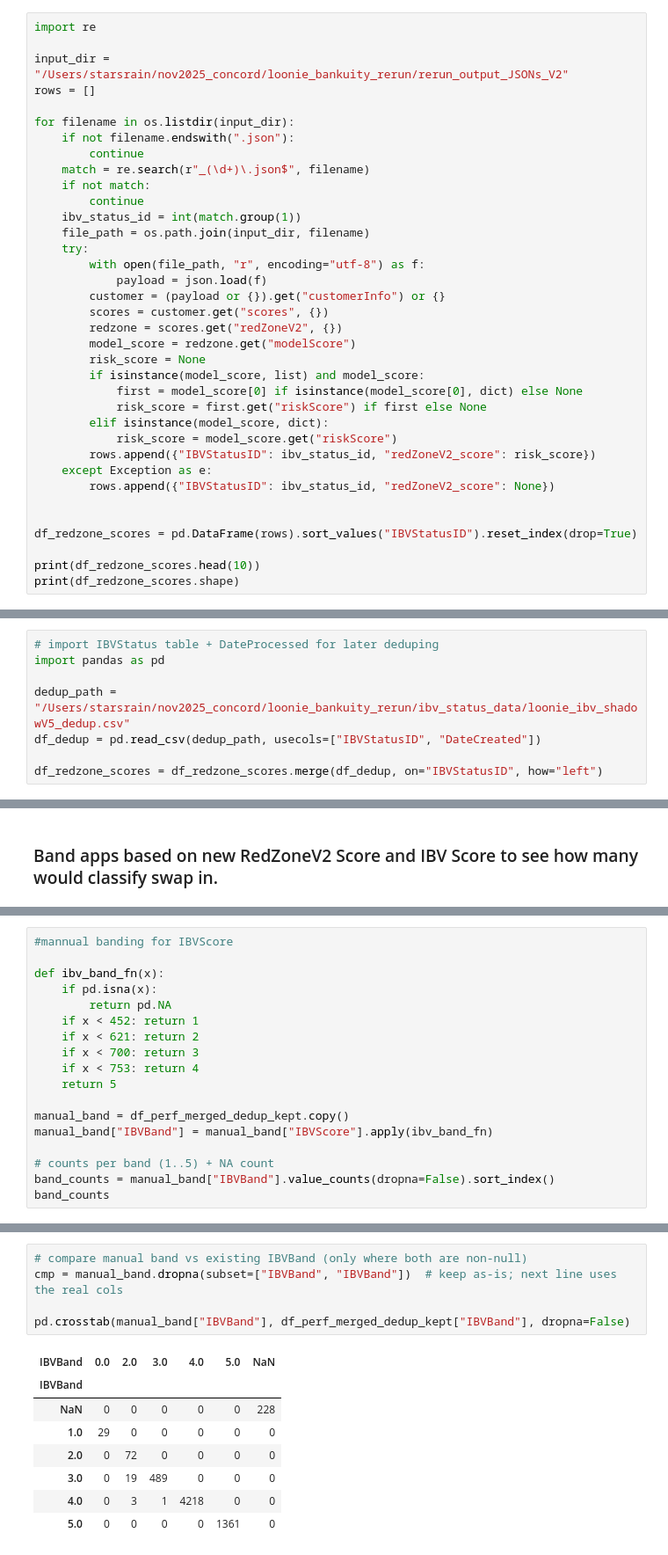
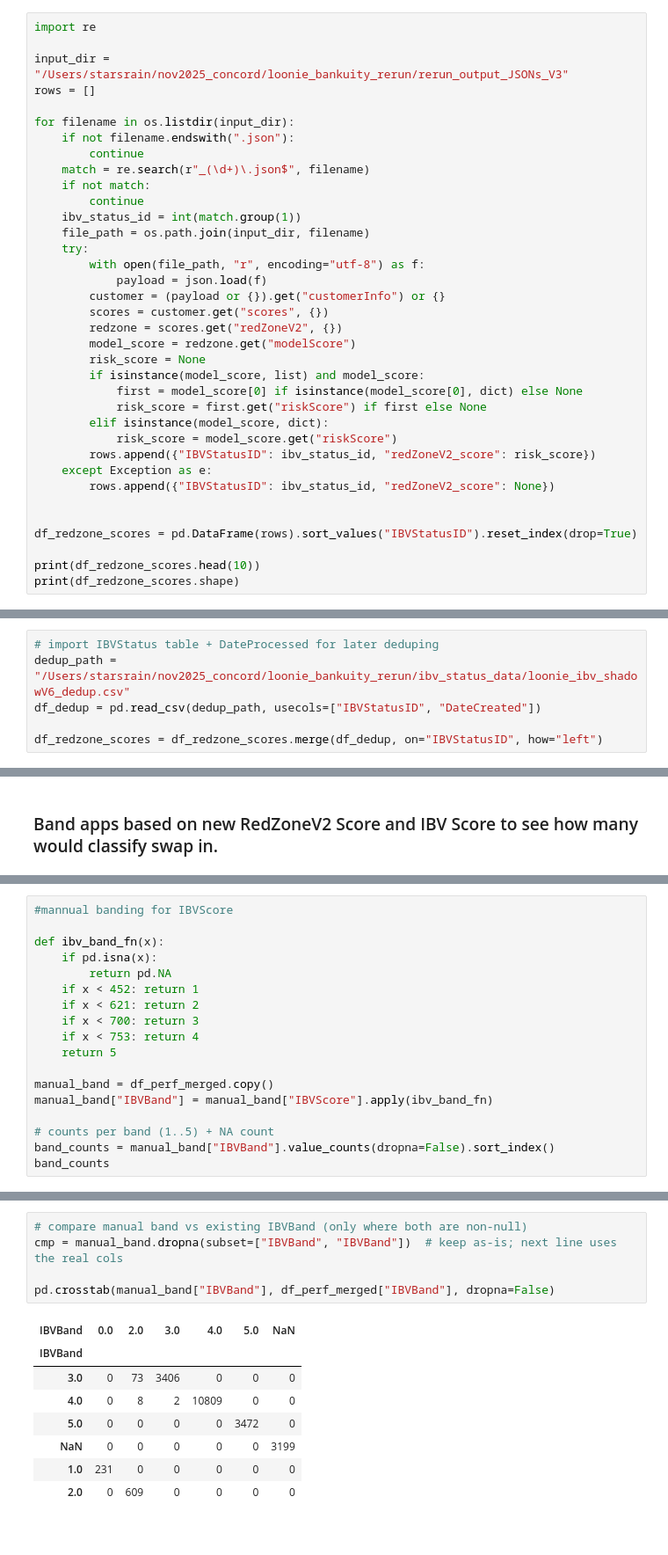
Before and after one commit to Junchen-concord/loonie_bankuity_rerun, a Jupyter notebook: notebooks/rerun_analysis_V2.ipynb, the cells around one changed output, grey strips where cells are left out. Shown at 88% size. Cells and saved outputs as stored; diff of their text form.

```diff
--- a/notebooks/rerun_analysis_V2.ipynb
+++ b/notebooks/rerun_analysis_V2.ipynb
@@ -63,7 +63,7 @@ for token, response_text in zip(df_rerun.IBVToken.values, df_rerun.ResponseJSONT
 # %%
 import re
 
-input_dir = "/Users/starsrain/nov2025_concord/loonie_bankuity_rerun/rerun_output_JSONs_V2"
+input_dir = "/Users/starsrain/nov2025_concord/loonie_bankuity_rerun/rerun_output_JSONs_V3"
 rows = []
 
 for filename in os.listdir(input_dir):
@@ -113,9 +113,7 @@ print(df_redzone_scores.shape)
 ### attach the application date to redzone table (from previous rerun preparation steps)
 # %%
 # import IBVStatus table + DateProcessed for later deduping
-import pandas as pd
-
-dedup_path = "/Users/starsrain/nov2025_concord/loonie_bankuity_rerun/ibv_status_data/loonie_ibv_shadowV5_dedup.csv"
+dedup_path = "/Users/starsrain/nov2025_concord/loonie_bankuity_rerun/ibv_status_data/loonie_ibv_shadowV6_dedup.csv"
 df_dedup = pd.read_csv(dedup_path, usecols=["IBVStatusID", "DateCreated"])
 
 df_redzone_scores = df_redzone_scores.merge(df_dedup, on="IBVStatusID", how="left")
@@ -419,7 +583,7 @@ def ibv_band_fn(x):
     if x < 753: return 4
     return 5
 
-manual_band = df_perf_merged_dedup_kept.copy()
+manual_band = df_perf_merged.copy()
 manual_band["IBVBand"] = manual_band["IBVScore"].apply(ibv_band_fn)
 
 # counts per band (1..5) + NA count
@@ -437,17 +601,17 @@ Name: count, dtype: int64
 # %%
 # compare manual band vs existing IBVBand (only where both are non-null)
 cmp = manual_band.dropna(subset=["IBVBand", "IBVBand"])  # keep as-is; next line uses the real cols
 
-pd.crosstab(manual_band["IBVBand"], df_perf_merged_dedup_kept["IBVBand"], dropna=False)
+pd.crosstab(manual_band["IBVBand"], df_perf_merged["IBVBand"], dropna=False)
 # %% [output]
 | IBVBand | 0.0 | 2.0 | 3.0 | 4.0 | 5.0 | NaN |
 | IBVBand |  |  |  |  |  |  |
-| NaN | 0 | 0 | 0 | 0 | 0 | 228 |
-| 1.0 | 29 | 0 | 0 | 0 | 0 | 0 |
-| 2.0 | 0 | 72 | 0 | 0 | 0 | 0 |
-| 3.0 | 0 | 19 | 489 | 0 | 0 | 0 |
-| 4.0 | 0 | 3 | 1 | 4218 | 0 | 0 |
-| 5.0 | 0 | 0 | 0 | 0 | 1361 | 0 |
+| 3.0 | 0 | 73 | 3406 | 0 | 0 | 0 |
+| 4.0 | 0 | 8 | 2 | 10809 | 0 | 0 |
+| 5.0 | 0 | 0 | 0 | 0 | 3472 | 0 |
+| NaN | 0 | 0 | 0 | 0 | 0 | 3199 |
+| 1.0 | 231 | 0 | 0 | 0 | 0 | 0 |
+| 2.0 | 0 | 609 | 0 | 0 | 0 | 0 |
 # %%
 import matplotlib.pyplot as plt
 
```
Also changed, not shown: parts of 24 cells of this notebook, 5 other files.
